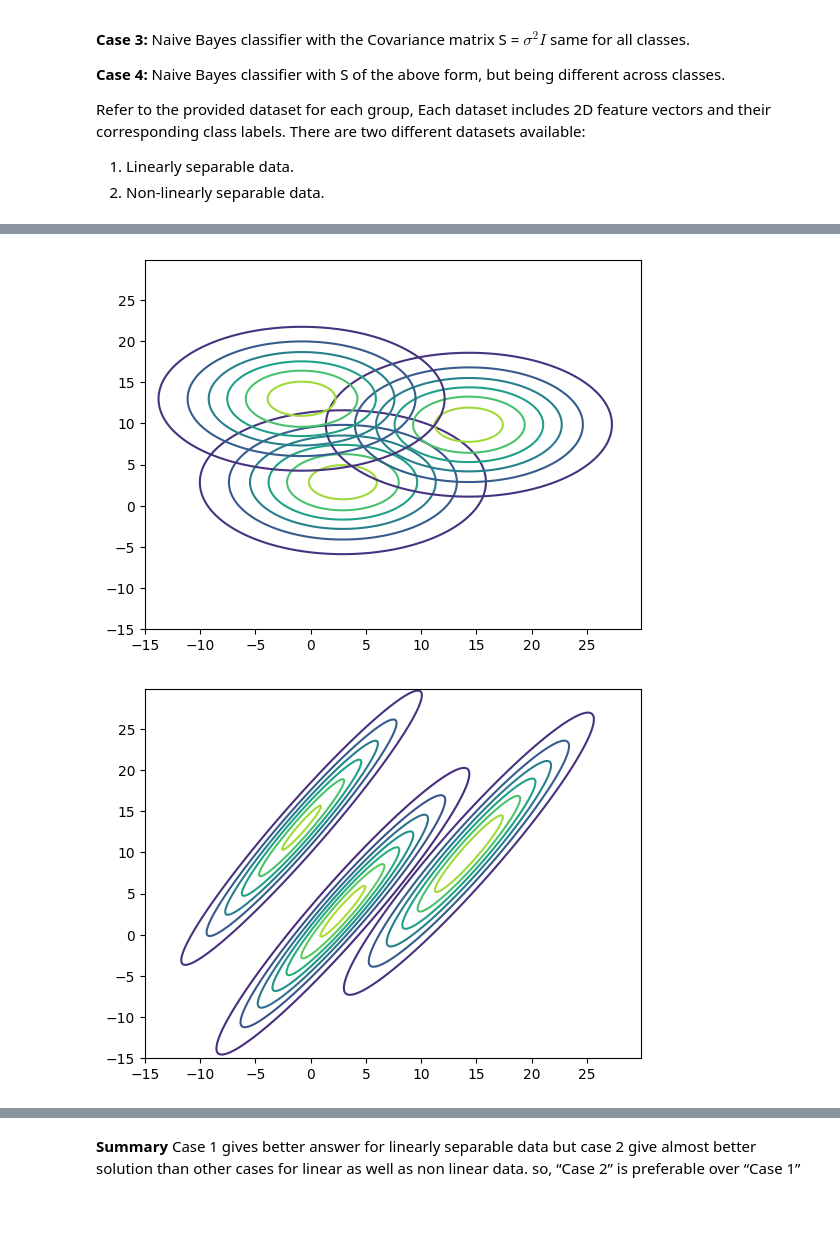
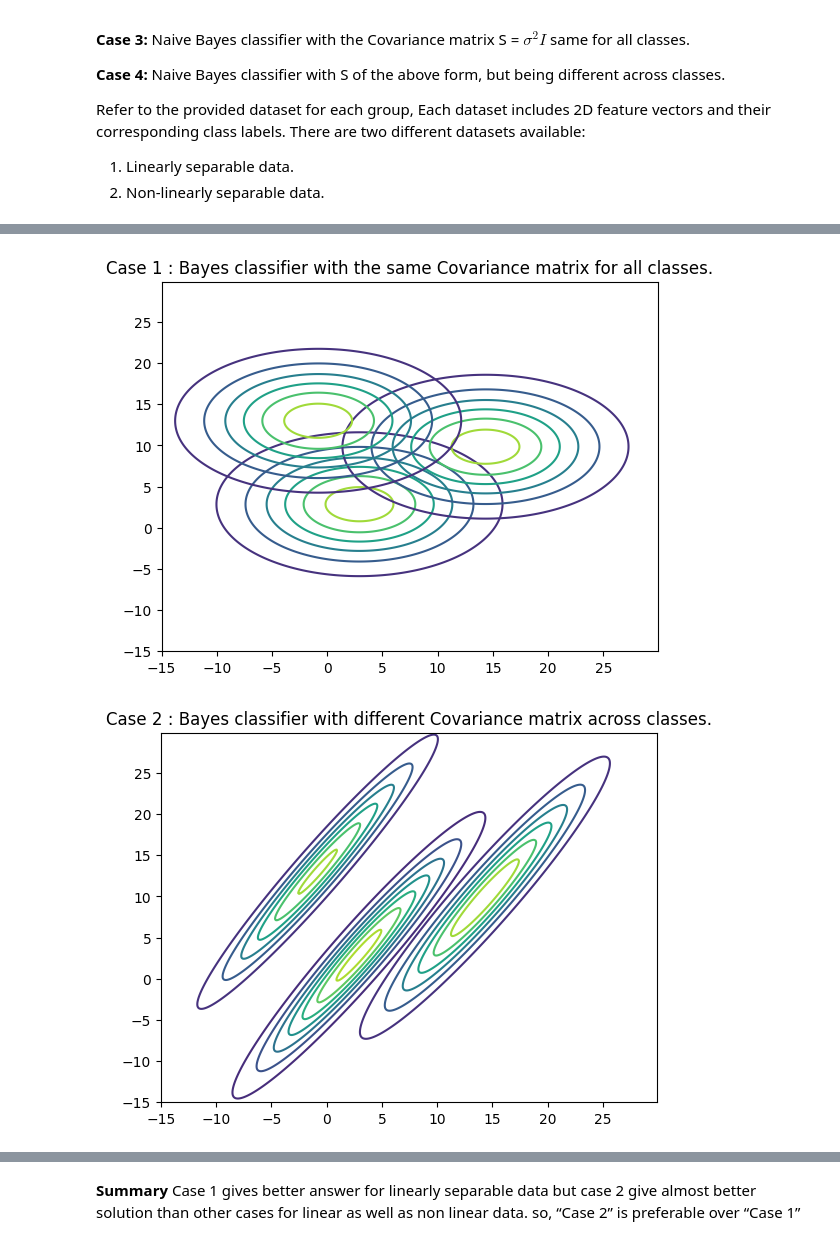
Before and after one commit to shubhams821/PRML_Assignment_2023, a Jupyter notebook: Bayes_Classifier.ipynb, the cells around one changed output, grey strips where cells are left out. Drawn from its saved outputs; the diff is of its cells as text; code cells hidden in the pictures; blank space fills up the shorter version.

```diff
--- a/Bayes_Classifier.ipynb
+++ b/Bayes_Classifier.ipynb
@@ -21,6 +29,7 @@ Refer to the provided dataset for each group, Each dataset includes 2D feature v
 1) Linearly separable data.
 2) Non-linearly separable data.
 # %%
+# Cell type : CodeWrite
 
 def estimateMean(data):
     """ Find the ML estimate of the mean of n-dimensional data points belonging to a class.
@@ -99,12 +108,12 @@ def find_likelihood_of_data(x,meanData1,meanData2,meanData3,sigma1,sigma2,sigma3
       z_new3[i] = computeLikelihood(data_new[:2,i],meanData3,sigma3)
   return [z_new1,z_new2,z_new3]
 
-def contour_plot(x,y,lkl_1,lkl_2,lkl_3):
+def contour_plot(x,y,lkl_1,lkl_2,lkl_3,title):
   plt.contour(x, y, lkl_1 )
   plt.contour(x, y, lkl_2)
   plt.contour(x, y, lkl_3)
   # plt.legend('class1','class2','class3')
-
+  plt.title(title)
   plt.show()
   return
 
@@ -223,40 +238,44 @@ test_nls_np = np.transpose(test_nls_np)
 # %%
+# Cell type : CodeWrite
+# write your code here as instructed.
+# (Use the functions written previously)
 
 # The plot of Gaussian pdfs for all classes estimated using the train data (train.txt).
 # Refer to sample plots 1 and 3
 # (4 Cases x_nls 2 Datasets = 8 plots)
 x_ls, y_ls = np.mgrid[-15:30:.1, -15:30:.1]
 
 
 [z1_case1_ls,z2_case1_ls,z3_case1_ls]=find_likelihood_of_grid(x_ls, y_ls, mean_ls_1,mean_ls_2,mean_ls_3, cov_ls, cov_ls, cov_ls)
-contour_plot(x_ls,y_ls,z1_case1_ls,z2_case1_ls,z3_case1_ls)
+contour_plot(x_ls,y_ls,z1_case1_ls,z2_case1_ls,z3_case1_ls,'Case 1 : Bayes classifier with the same Covariance matrix for all classes.')
+
 
 [z1_case2_ls,z2_case2_ls,z3_case2_ls]=find_likelihood_of_grid(x_ls, y_ls, mean_ls_1,mean_ls_2,mean_ls_3, cov_ls_1, cov_ls_2, cov_ls_3)
-contour_plot(x_ls,y_ls,z1_case2_ls,z2_case2_ls,z3_case2_ls)
+contour_plot(x_ls,y_ls,z1_case2_ls,z2_case2_ls,z3_case2_ls,'Case 2 : Bayes classifier with different Covariance matrix across classes.')
 
 [z1_case3_ls,z2_case3_ls,z3_case3_ls]=find_likelihood_of_grid(x_ls, y_ls, mean_ls_1,mean_ls_2,mean_ls_3, NB_cov_ls, NB_cov_ls, NB_cov_ls)
-contour_plot(x_ls,y_ls,z1_case3_ls,z2_case3_ls,z3_case3_ls)
+contour_plot(x_ls,y_ls,z1_case3_ls,z2_case3_ls,z3_case3_ls, 'Case 3: Naive Bayes classifier with the Covariance matrix S =  σ2I  same for all classes.')
 
 [z1_case4_ls,z2_case4_ls,z3_case4_ls]=find_likelihood_of_grid(x_ls, y_ls, mean_ls_1,mean_ls_2,mean_ls_3, NB_cov_ls_1, NB_cov_ls_2, NB_cov_ls_3)
-contour_plot(x_ls,y_ls,z1_case4_ls,z2_case4_ls,z3_case4_ls)
+contour_plot(x_ls,y_ls,z1_case4_ls,z2_case4_ls,z3_case4_ls,'Case 4: Naive Bayes classifier with S of the above form, but being different across classes.')
 
 
 
 
 
 x_nls, y_nls = np.mgrid[-30:85:.2, -30:85:.2]
 [z1_case1_nls,z2_case1_nls,z3_case1_nls]=find_likelihood_of_grid(x_nls, y_nls,mean_nls_1,mean_nls_2,mean_nls_3, cov_nls, cov_nls, cov_nls)
-contour_plot(x_nls,y_nls,z1_case1_nls,z2_case1_nls,z3_case1_nls)
+contour_plot(x_nls,y_nls,z1_case1_nls,z2_case1_nls,z3_case1_nls,'Case 1 : Bayes classifier with the same Covariance matrix for all classes.')
 
 [z1_case2_nls,z2_case2_nls,z3_case2_nls]=find_likelihood_of_grid(x_nls, y_nls,mean_nls_1,mean_nls_2,mean_nls_3, cov_nls_1, cov_nls_2, cov_nls_3)
-contour_plot(x_nls,y_nls,z1_case2_nls,z2_case2_nls,z3_case2_nls)
+contour_plot(x_nls,y_nls,z1_case2_nls,z2_case2_nls,z3_case2_nls,'Case 2 : Bayes classifier with different Covariance matrix across classes.')
 
 [z1_case3_nls,z2_case3_nls,z3_case3_nls]=find_likelihood_of_grid(x_nls, y_nls,mean_nls_1,mean_nls_2,mean_nls_3, NB_cov_nls, NB_cov_nls, NB_cov_nls)
-contour_plot(x_nls,y_nls,z1_case3_nls,z2_case3_nls,z3_case3_nls)
+contour_plot(x_nls,y_nls,z1_case3_nls,z2_case3_nls,z3_case3_nls,'Case 3: Naive Bayes classifier with the Covariance matrix S =  σ2I  same for all classes.')
 
 [z1_case4_nls,z2_case4_nls,z3_case4_nls]=find_likelihood_of_grid(x_nls, y_nls,mean_nls_1,mean_nls_2,mean_nls_3, NB_cov_nls_1, NB_cov_nls_2, NB_cov_nls_3)
-contour_plot(x_nls,y_nls,z1_case4_nls,z2_case4_nls,z3_case4_nls)
+contour_plot(x_nls,y_nls,z1_case4_nls,z2_case4_nls,z3_case4_nls,'Case 4: Naive Bayes classifier with S of the above form, but being different across classes.')
 # %% [output]
 [interactive output not drawn]
-[figure, old version]
+[figure, new version]
-[figure, old version]
+[figure, new version]
```
Also changed, not shown: parts of 8 cells of this notebook.
